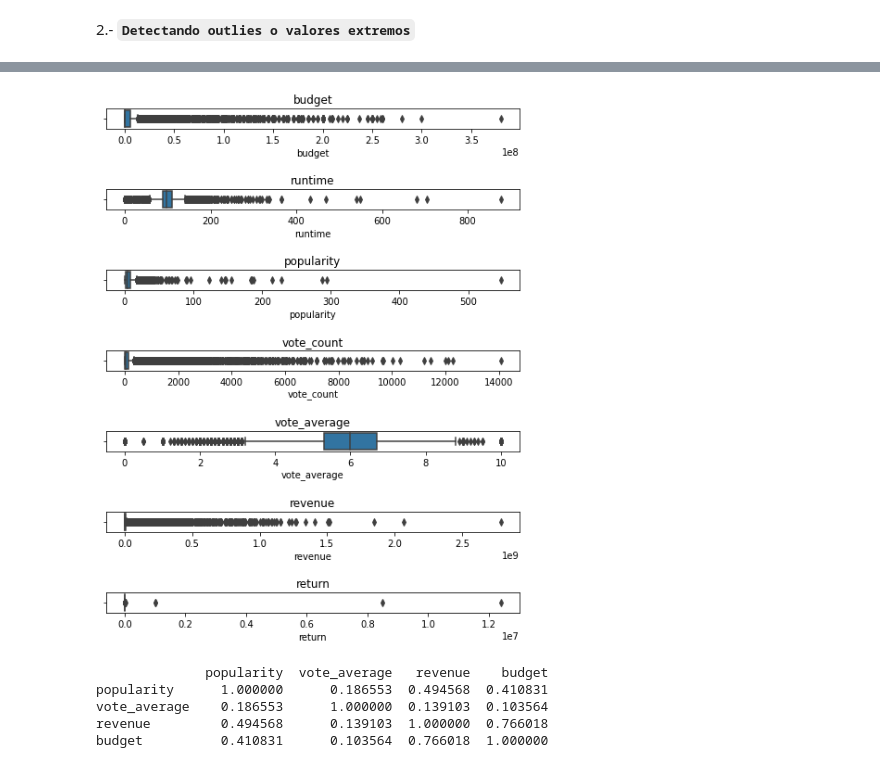
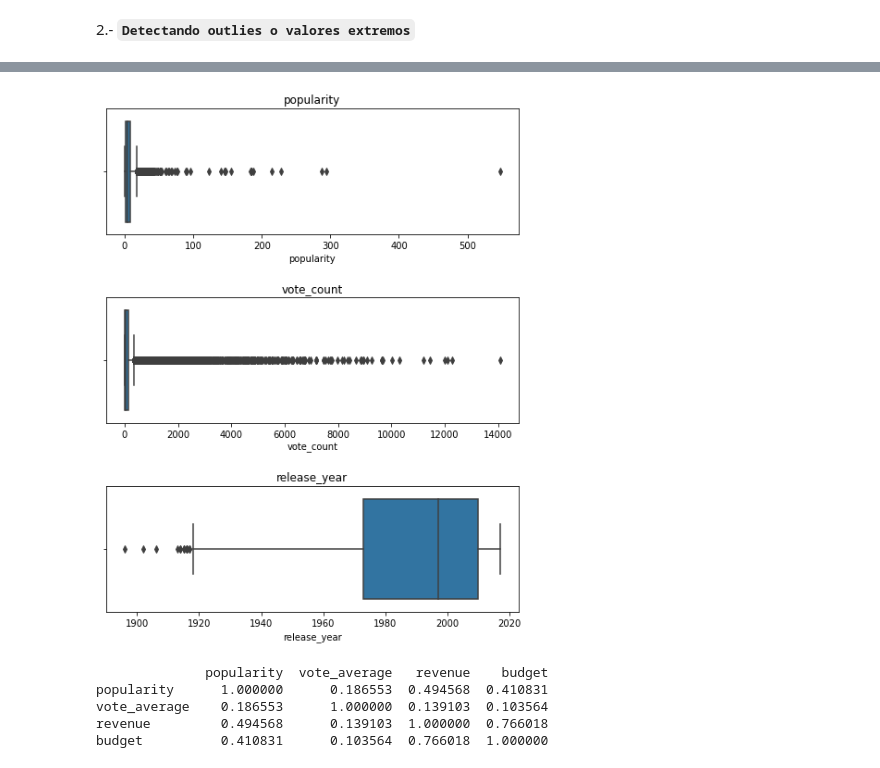
Before and after one commit to ramirezla/Machine_Learning_Operations_api, a Jupyter notebook: LARG_PI_ML_OPS-main_machinelearning.ipynb, the cells around one changed output, grey strips where cells are left out. Drawn from its saved outputs; the diff is of its cells as text; code cells hidden in the pictures.

```diff
--- a/LARG_PI_ML_OPS-main_machinelearning.ipynb
+++ b/LARG_PI_ML_OPS-main_machinelearning.ipynb
@@ -540,14 +540,14 @@ Columna crew: 17101 subniveles
 # %%
 # Verificar si hay outlies o valores extremos, se debe decidir si se eliminan o se mantienen,
 # eso depende de lo que deseamos.
-columnas_numericas = ['budget', 'runtime', 'popularity', 'vote_count', 'vote_average', 'revenue', 'return']
-fig, ax = plt.subplots(nrows=7, ncols=1, figsize=(8,10))
-fig.subplots_adjust(hspace=3)
+columnas_numericas = ['popularity', 'vote_count', 'release_year']
+fig, ax = plt.subplots(nrows=3, ncols=1, figsize=(8,10))
+fig.subplots_adjust(hspace=0.5)
 for i, col in enumerate(columnas_numericas):
     sns.boxplot(x=col, data=df_movies_credits_merge_by_id, ax=ax[i])
     ax[i].set_title(col)
 # %% [output]
-[figure, old version]
+[figure, new version]
 # %%
 # Matriz de correlacion
 
```
Also changed, not shown: parts of 11 cells of this notebook, 7 other files.
